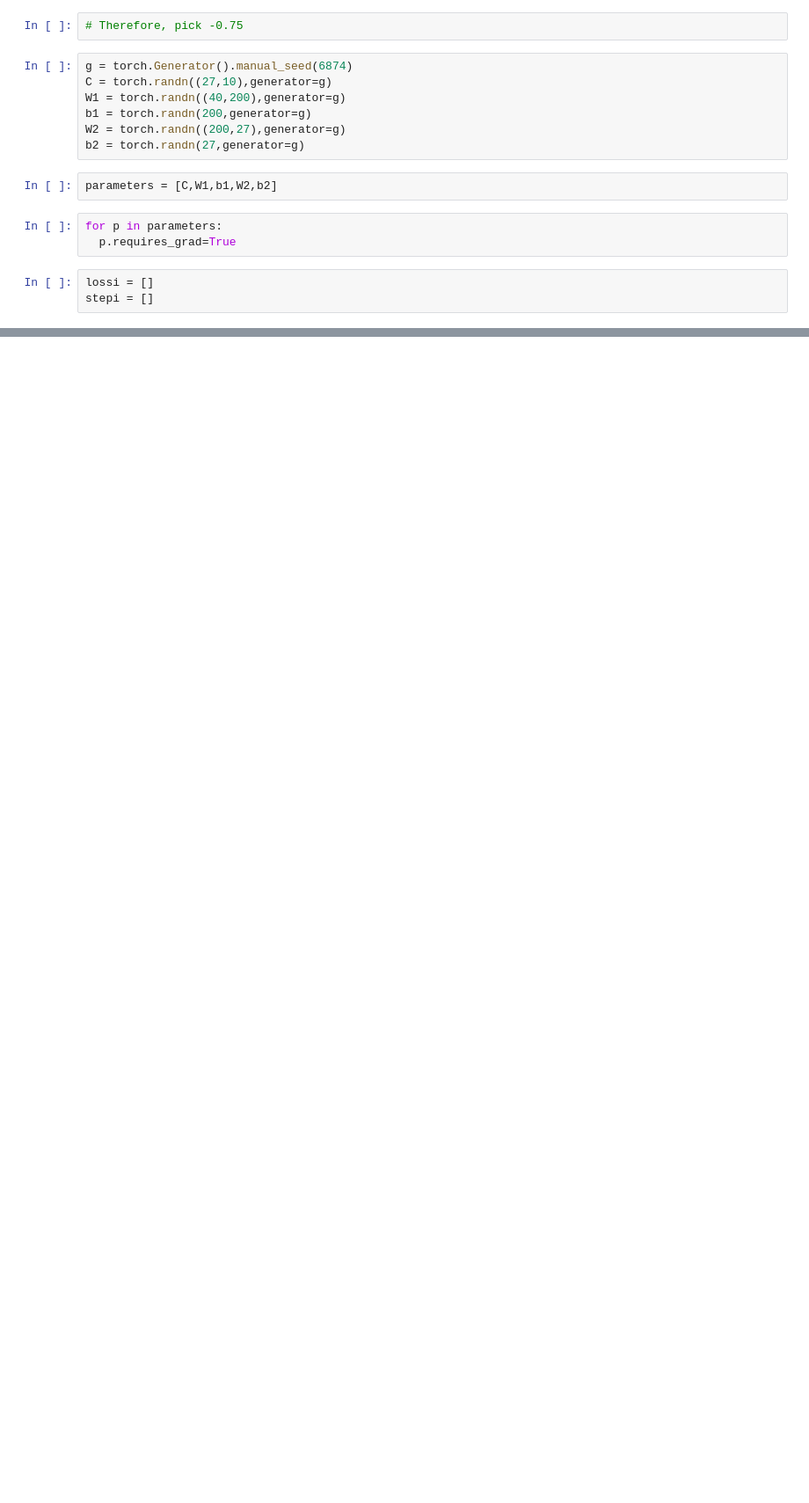
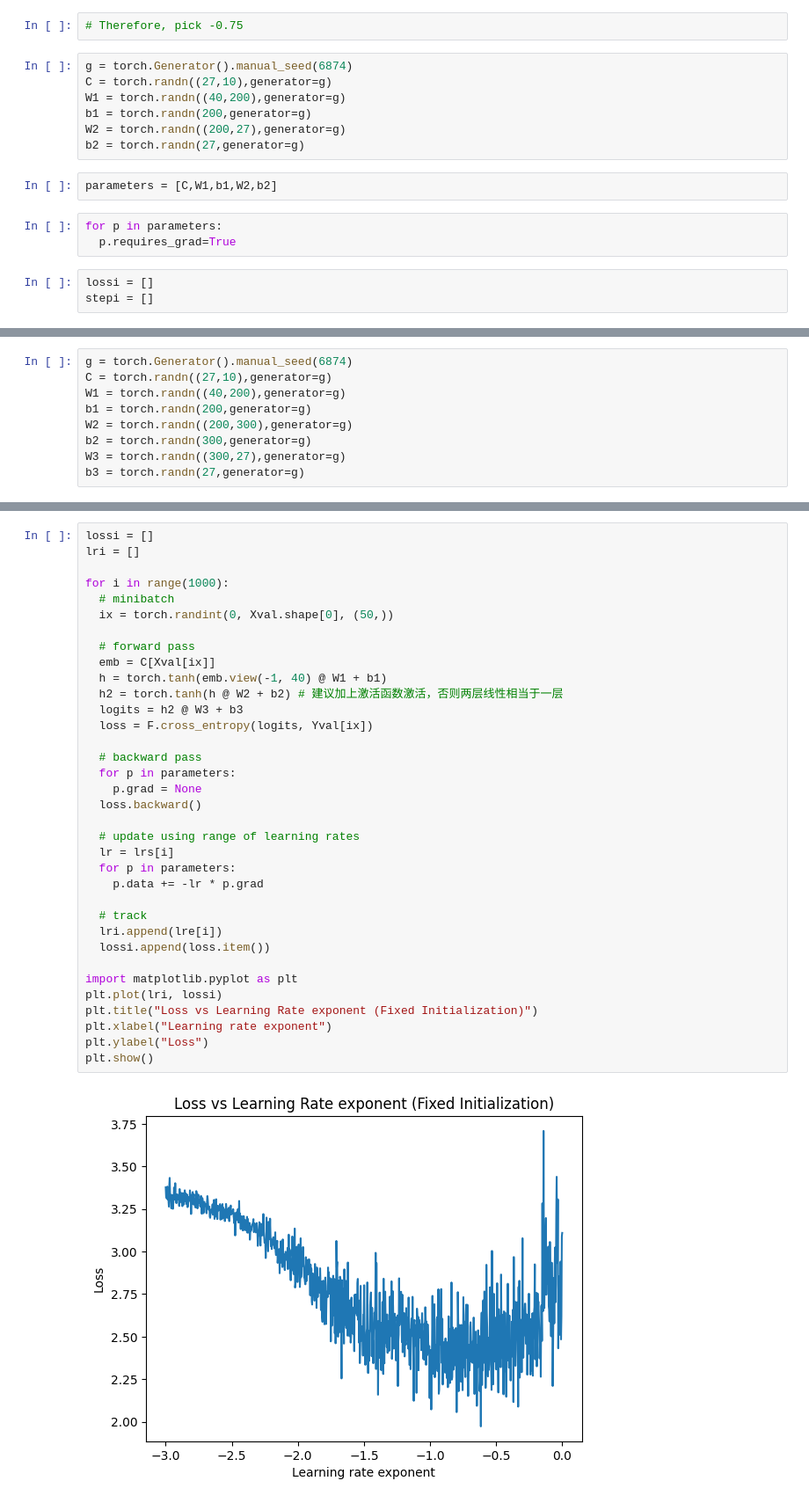
Before and after one commit to inosven/Neural-Networks-Zero-to-Hero, a Jupyter notebook: makemore_MLP_excercise.ipynb, the cells around one changed output, grey strips where cells are left out. Shown at 88% size. Drawn from its saved outputs; the diff is of its cells as text; blank space fills up the shorter version.

```diff
--- a/makemore_MLP_excercise.ipynb
+++ b/makemore_MLP_excercise.ipynb
@@ -213,0 +219,9 @@ jenar.
+# %%
+g = torch.Generator().manual_seed(6874)
+C = torch.randn((27,10),generator=g)
+W1 = torch.randn((40,200),generator=g)
+b1 = torch.randn(200,generator=g)
+W2 = torch.randn((200,300),generator=g)
+b2 = torch.randn(300,generator=g)
+W3 = torch.randn((300,27),generator=g)
+b3 = torch.randn(27,generator=g)
@@ -213,0 +300,37 @@ jenar.
+# %%
+lossi = []
+lri = []
+
+for i in range(1000):
+  # minibatch
+  ix = torch.randint(0, Xval.shape[0], (50,))
+
+  # forward pass
+  emb = C[Xval[ix]]
+  h = torch.tanh(emb.view(-1, 40) @ W1 + b1)
+  h2 = torch.tanh(h @ W2 + b2) # 建议加上激活函数激活，否则两层线性相当于一层
+  logits = h2 @ W3 + b3
+  loss = F.cross_entropy(logits, Yval[ix])
+
+  # backward pass
+  for p in parameters:
+    p.grad = None
+  loss.backward()
+
+  # update using range of learning rates
+  lr = lrs[i]
+  for p in parameters:
+    p.data += -lr * p.grad
+
+  # track
+  lri.append(lre[i])
+  lossi.append(loss.item())
+
+import matplotlib.pyplot as plt
+plt.plot(lri, lossi)
+plt.title("Loss vs Learning Rate exponent (Fixed Initialization)")
+plt.xlabel("Learning rate exponent")
+plt.ylabel("Loss")
+plt.show()
+# %% [output]
+[figure, added]
```
Also changed, not shown: parts of 33 cells of this notebook.
